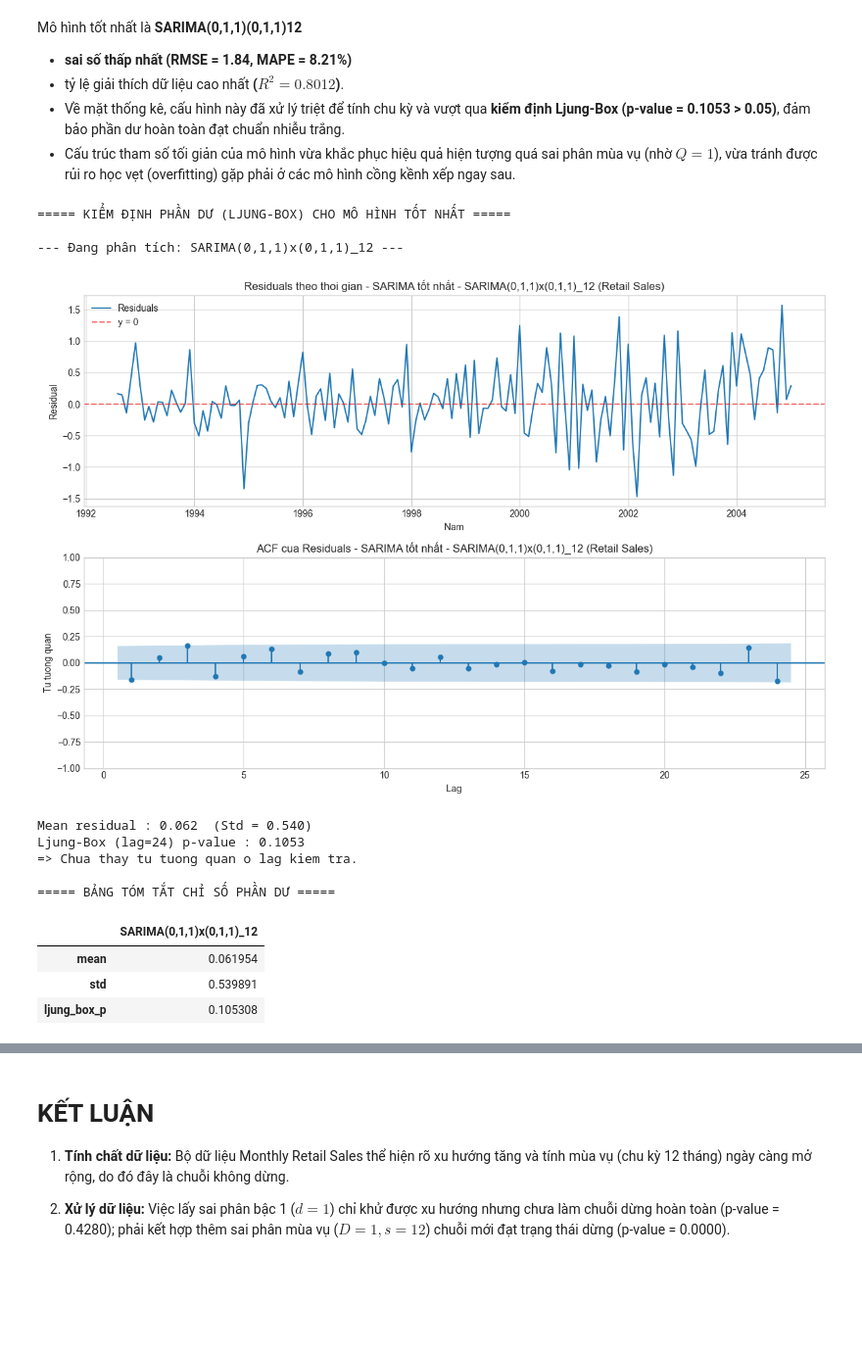
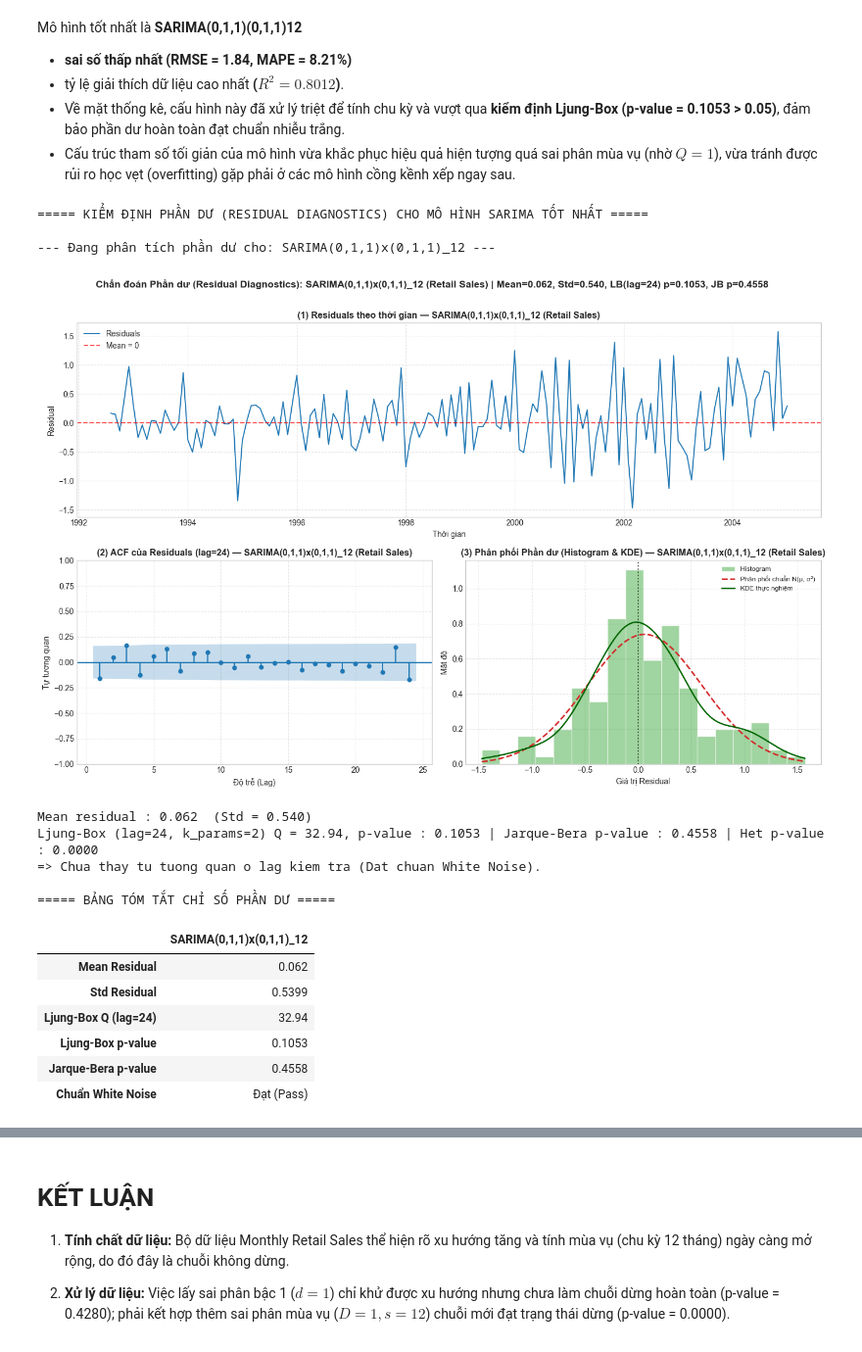
Before and after one commit to OrangkillEmily/Lab_TimeSeries, a Jupyter notebook: notebooks/lab02/Lab02_TimeSeries_Dataset1.ipynb, the cells around one changed output, grey strips where cells are left out. Shown at 98% size. Cells and saved outputs as stored; diff of their text form; code cells hidden in the pictures; blank space fills up the shorter version.

Commit message:
Bo sung logs va model_summary

```diff
--- a/notebooks/lab02/Lab02_TimeSeries_Dataset1.ipynb
+++ b/notebooks/lab02/Lab02_TimeSeries_Dataset1.ipynb
@@ -268,10 +344,10 @@ while project_root.name != '' and not (project_root / 'src').exists():
 if str(project_root) not in sys.path:
     sys.path.append(str(project_root))
 
-from src.lab02_utils.stats import perform_adf_test
+from src.lab02.lab02_utils.stats import perform_adf_test
 
 
-train_path = project_root / 'data' / 'processed' / 'lab02_dataset1' / 'train_data.csv'
+train_path = project_root / 'data' / 'processed' / 'lab02' / 'Dataset1' / 'train_data.csv'
 
 
 train_df = pd.read_csv(train_path, parse_dates=['date'], index_col='date')
@@ -630,15 +681,0 @@ Hoi tu: CO
-# %%
-diag = {}
-print("===== CHẨN ĐOÁN PHẦN DƯ (RESIDUAL DIAGNOSTICS) =====")
-
-for name, order in orders.items():
-    tag = name.replace('(', '').replace(')', '').replace(',', '').lower()
-
-    print(f"\n--- Đang phân tích phần dư cho {name} ---")
-    diag[name] = residual_diagnostics(
-        result=models[name],
-        order=order,
-        lags=24,
-        title=f"{name} (Retail Sales)",
-        save_path=str(fig_dir / f'ARIMA_residuals_Dataset1_{tag}.png')
-    )
@@ -931,49 +1040,63 @@ Mô hình tốt nhất là **SARIMA(0,1,1)(0,1,1)12**
 - Về mặt thống kê, cấu hình này đã xử lý triệt để tính chu kỳ và vượt qua **kiểm định Ljung-Box (p-value = 0.1053 > 0.05)**, đảm bảo phần dư hoàn toàn đạt chuẩn nhiễu trắng.
 -  Cấu trúc tham số tối giản của mô hình vừa khắc phục hiệu quả hiện tượng quá sai phân mùa vụ (nhờ $Q=1$), vừa tránh được rủi ro học vẹt (overfitting) gặp phải ở các mô hình cồng kềnh xếp ngay sau.
 # %%
-print("===== KIỂM ĐỊNH PHẦN DƯ (LJUNG-BOX) CHO MÔ HÌNH TỐT NHẤT =====")
-1
-model_name = 'SARIMA(0,1,1)x(0,1,1)_12'
+import pandas as pd
+
+print("===== KIỂM ĐỊNH PHẦN DƯ (RESIDUAL DIAGNOSTICS) CHO MÔ HÌNH SARIMA TỐT NHẤT =====")
+
+best_sarima_name = 'SARIMA(0,1,1)x(0,1,1)_12'
 order_tuple = (0, 1, 1)
+seasonal_order_tuple = (0, 1, 1, 12)
 
-print(f"\n--- Đang phân tích: {model_name} ---")
-best_model_result = fitted_models[model_name]
+print(f"\n--- Đang phân tích phần dư cho: {best_sarima_name} ---")
+best_sarima_model = fitted_models[best_sarima_name]
 
-# 2. Tạo tên file ảnh an toàn
-safe_name = model_name.replace('(', '_').replace(')', '_').replace(',', '_')
+# Tạo đường dẫn lưu ảnh an toàn
+safe_name = best_sarima_name.replace('(', '_').replace(')', '_').replace(',', '_')
 save_file_path = str(fig_dir / f"Dataset1_{safe_name}_residuals.png")
 
-# 3. Chạy hàm chẩn đoán từ modeling.py
+# Gọi hàm chẩn đoán từ modeling.py
 diag_summary = residual_diagnostics(
-    result=best_model_result,
+    result=best_sarima_model,
     order=order_tuple,
+    seasonal_order=seasonal_order_tuple,
     lags=24,
-    # [TINH CHỈNH 3]: Thêm bối cảnh Retail Sales vào tiêu đề
-    title=f"SARIMA tốt nhất - {model_name} (Retail Sales)",
+    title=f"{best_sarima_name} (Retail Sales)",
     save_path=save_file_path,
-    n_skip=13 # Bỏ qua 13 phần dư đầu (d=1, D=1, s=12)
+    n_skip=13  # Bỏ qua 13 kỳ khởi tạo đầu tiên (d=1, D=1, s=12)
 )
 
-# 4. Lưu và hiển thị kết quả dưới dạng bảng (DataFrame)
-diag_results = {model_name: diag_summary}
-diag_df = pd.DataFrame(diag_results)
+# Hiển thị bảng tóm tắt chỉ số phần dư
+diag_df = pd.DataFrame({
+    best_sarima_name: {
+        "Mean Residual": round(diag_summary["mean"], 4),
+        "Std Residual": round(diag_summary["std"], 4),
+        "Ljung-Box Q (lag=24)": round(diag_summary["ljung_box_q"], 2),
+        "Ljung-Box p-value": round(diag_summary["ljung_box_p"], 4),
+        "Jarque-Bera p-value": round(diag_summary["jarque_bera_p"], 4),
+        "Chuẩn White Noise": "Đạt (Pass)" if diag_summary["is_white_noise"] else "Rớt (Fail)"
+    }
+})
 
 print("\n===== BẢNG TÓM TẮT CHỈ SỐ PHẦN DƯ =====")
 display(diag_df)
 # %% [output]
-===== KIỂM ĐỊNH PHẦN DƯ (LJUNG-BOX) CHO MÔ HÌNH TỐT NHẤT =====
+===== KIỂM ĐỊNH PHẦN DƯ (RESIDUAL DIAGNOSTICS) CHO MÔ HÌNH SARIMA TỐT NHẤT =====
 
---- Đang phân tích: SARIMA(0,1,1)x(0,1,1)_12 ---
+--- Đang phân tích phần dư cho: SARIMA(0,1,1)x(0,1,1)_12 ---
-[figure, old version]
+[figure, new version]
 Mean residual : 0.062  (Std = 0.540)
-Ljung-Box (lag=24) p-value : 0.1053
-=> Chua thay tu tuong quan o lag kiem tra.
+Ljung-Box (lag=24, k_params=2) Q = 32.94, p-value : 0.1053 | Jarque-Bera p-value : 0.4558 | Het p-value : 0.0000
+=> Chua thay tu tuong quan o lag kiem tra (Dat chuan White Noise).
 
 ===== BẢNG TÓM TẮT CHỈ SỐ PHẦN DƯ =====
 |  | SARIMA(0,1,1)x(0,1,1)_12 |
-| mean | 0.061954 |
-| std | 0.539891 |
-| ljung_box_p | 0.105308 |
+| Mean Residual | 0.062 |
+| Std Residual | 0.5399 |
+| Ljung-Box Q (lag=24) | 32.94 |
+| Ljung-Box p-value | 0.1053 |
+| Jarque-Bera p-value | 0.4558 |
+| Chuẩn White Noise | Đạt (Pass) |
 # %%
 print("===== VẼ ĐỒ THỊ DỰ BÁO CHO MÔ HÌNH SARIMA TỐT NHẤT =====")
 
```
Also changed, not shown: parts of 28 cells of this notebook, 43 other files.
